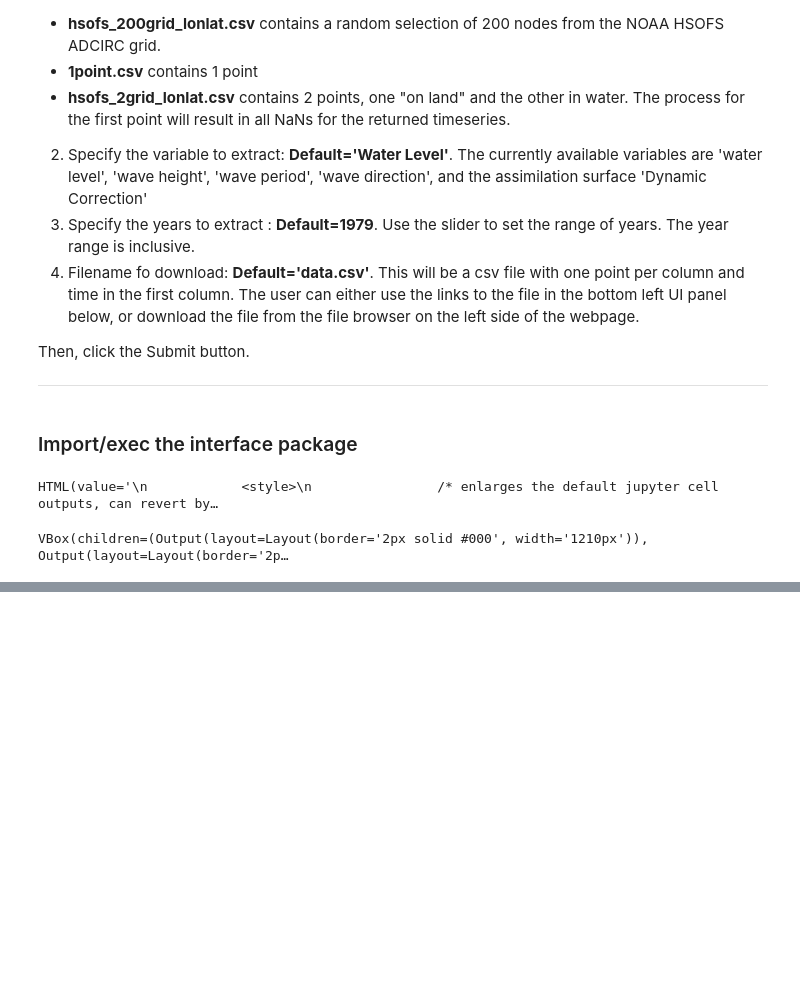
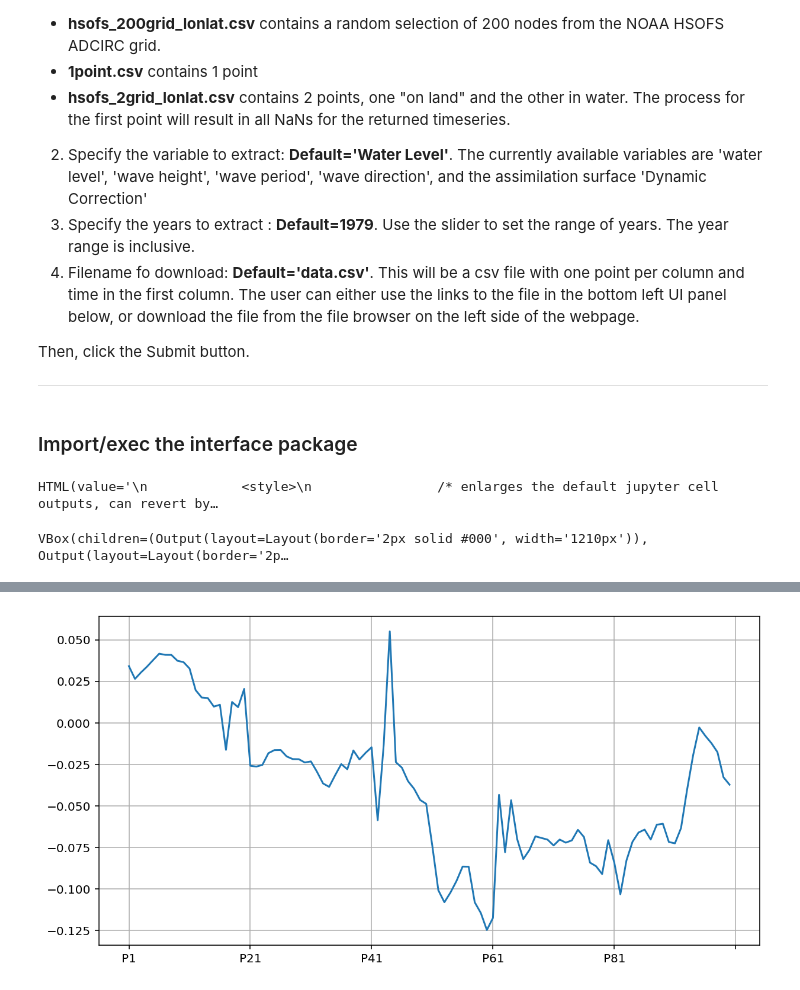
Before and after one commit to RENCI/EDSReanalysis, a Jupyter notebook: ReanalysisDataExtractorDemoInterface.ipynb, the cells around one changed output, grey strips where cells are left out. Saved outputs shown, nothing was run; the diff lists cells and outputs as text; code cells hidden in the pictures; blank space fills up the shorter version.

```diff
--- a/ReanalysisDataExtractorDemoInterface.ipynb
+++ b/ReanalysisDataExtractorDemoInterface.ipynb
@@ -81,7 +86,10 @@ plt.legend()
 # %%
 import numpy as np
 import pandas as pd
 fig,ax1 = plt.subplots(figsize=(10,5), dpi=144)
-
-plt.plot(d.df_product_data.index[0:-1],np.diff(d.df_product_data.index)/np.timedelta64(1, 'h'))
+d.df_product_data.mean().plot(ax=ax1)
+ax1.grid(True)
+#plt.plot(d.df_product_data.index[0:-1],np.diff(d.df_product_data.index)/np.timedelta64(1, 'h'))
 #ax1.set_xlim(pd.Timestamp('1979-12-30'), pd.Timestamp('1980-01-10'))
+# %% [output]
+[figure, added]
```
Also changed, not shown: parts of 1 cell of this notebook, 2 other files.
